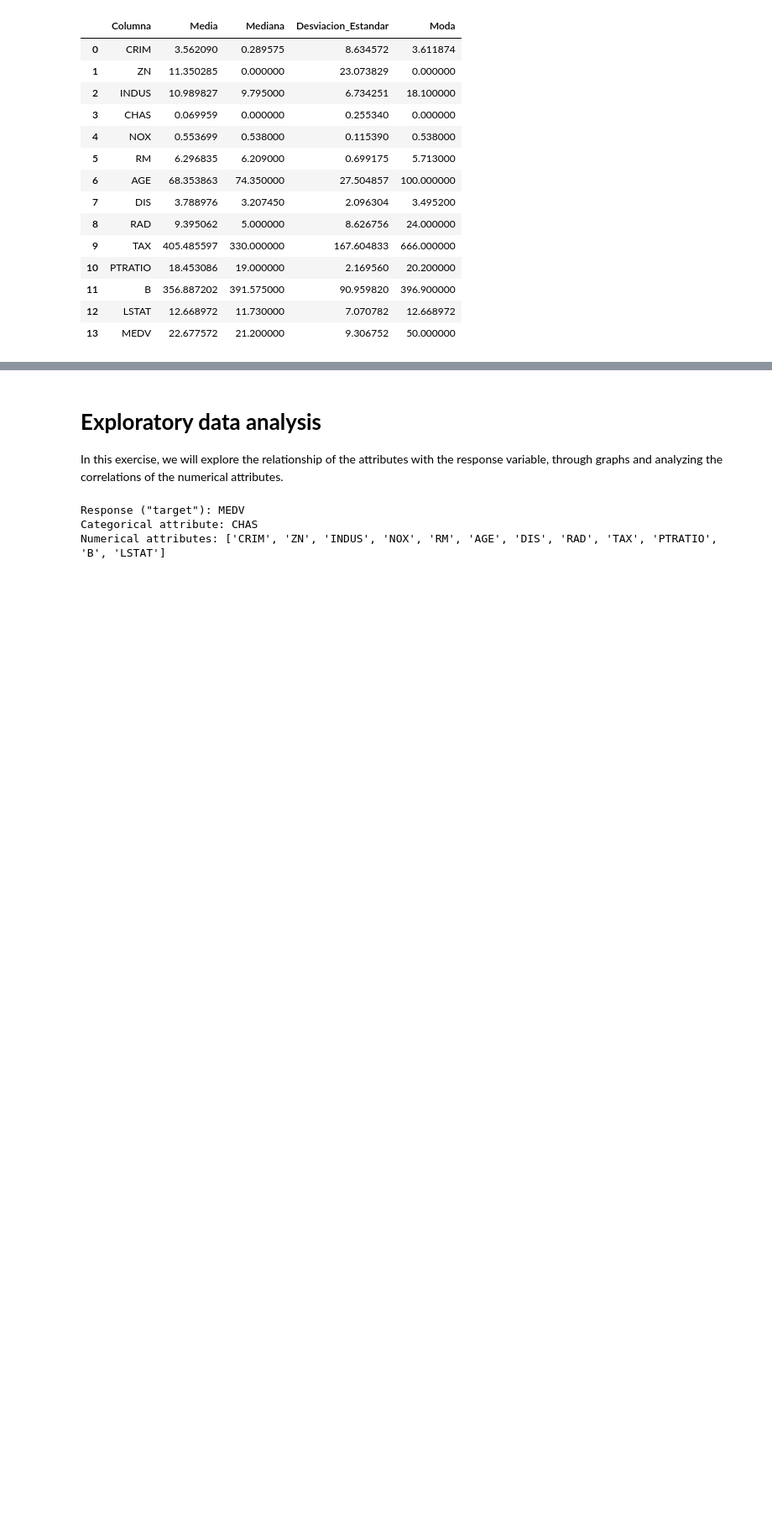
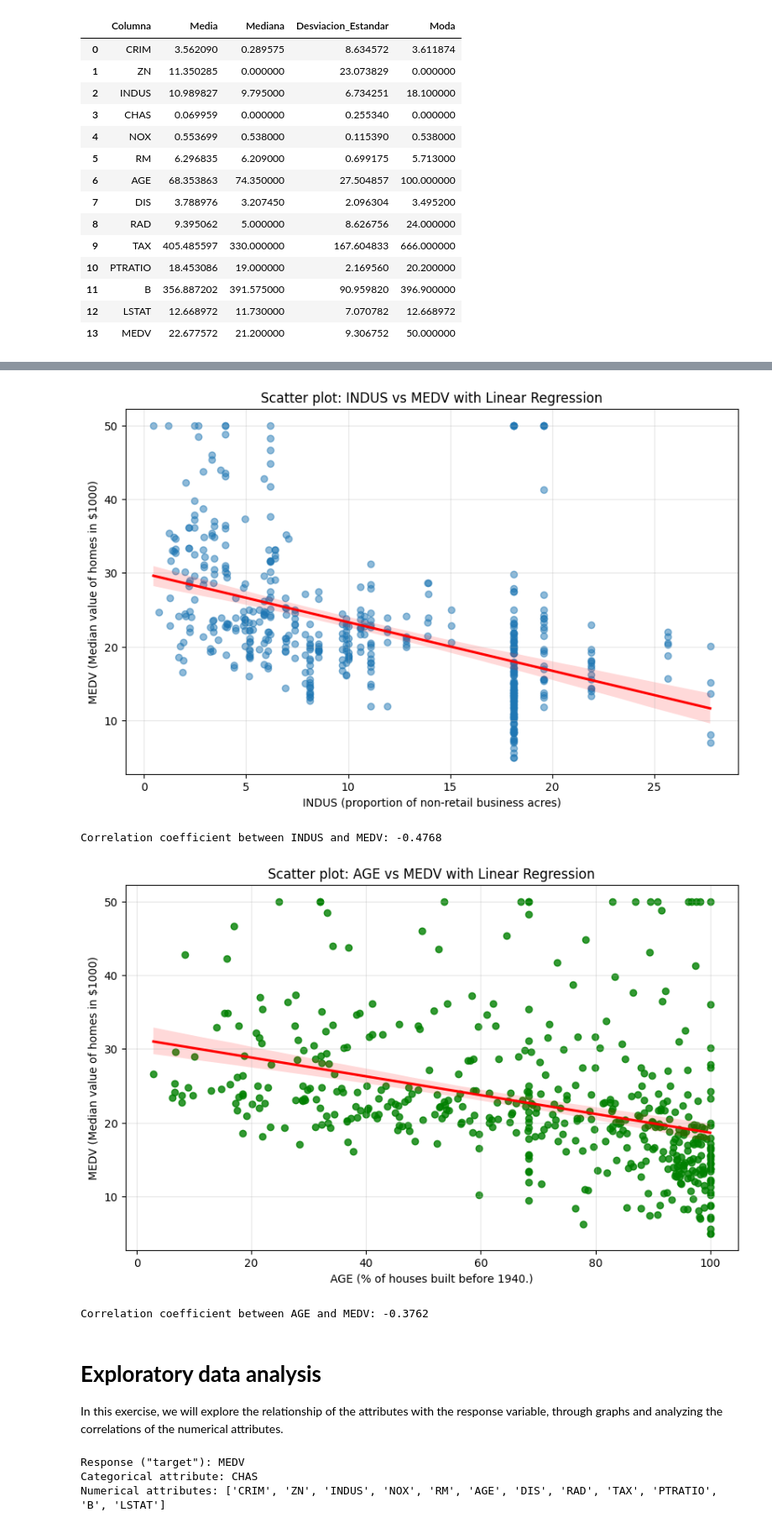
Before and after one commit to Eva080804/EDA, a Jupyter notebook: Ejercicio_1/EDA_inicial_blanco__ENG.ipynb, the cells around one changed output, grey strips where cells are left out. Shown at 84% size. Drawn from its saved outputs; the diff is of its cells as text; code cells hidden in the pictures; blank space fills up the shorter version.

```diff
--- a/Ejercicio_1/EDA_inicial_blanco__ENG.ipynb
+++ b/Ejercicio_1/EDA_inicial_blanco__ENG.ipynb
@@ -259,3 +270,34 @@ Comment on the results.
+# %%
+# Scatter plot: INDUS vs MEDV with linear regression line
+plt.figure(figsize=(10, 6))
+sns.regplot(x='INDUS', y='MEDV', data=df, scatter_kws={'alpha':0.5}, line_kws={'color':'red'})
+plt.xlabel('INDUS (proportion of non-retail business acres)')
+plt.ylabel('MEDV (Median value of homes in $1000)')
+plt.title('Scatter plot: INDUS vs MEDV with Linear Regression')
+plt.grid(True, alpha=0.3)
+plt.show()
+
+# Also print the correlation coefficient
+correlation_indus_medv = df['INDUS'].corr(df['MEDV'])
+print(f"Correlation coefficient between INDUS and MEDV: {correlation_indus_medv:.4f}")
+
+# Scatter plot: AGE vs MEDV with linear regression line
+plt.figure(figsize=(10, 6))
+sns.regplot(x='AGE', y='MEDV', data=df, scatter_kws={'color': 'green'}, line_kws={'color':'red'})
+plt.xlabel('AGE (% of houses built before 1940.)')
+plt.ylabel('MEDV (Median value of homes in $1000)')
+plt.title('Scatter plot: AGE vs MEDV with Linear Regression')
+plt.grid(True, alpha=0.3)
+plt.show()
+
+# Also print the correlation coefficient
+correlation_age_medv = df['AGE'].corr(df['MEDV'])
+print(f"Correlation coefficient between AGE and MEDV: {correlation_age_medv:.4f}")
+# %% [output]
+[figure, added]
+Correlation coefficient between INDUS and MEDV: -0.4768
+[figure, added]
+Correlation coefficient between AGE and MEDV: -0.3762
 # %% [markdown]
 # **Exploratory data analysis**
 
```
Also changed, not shown: parts of 4 cells of this notebook.
